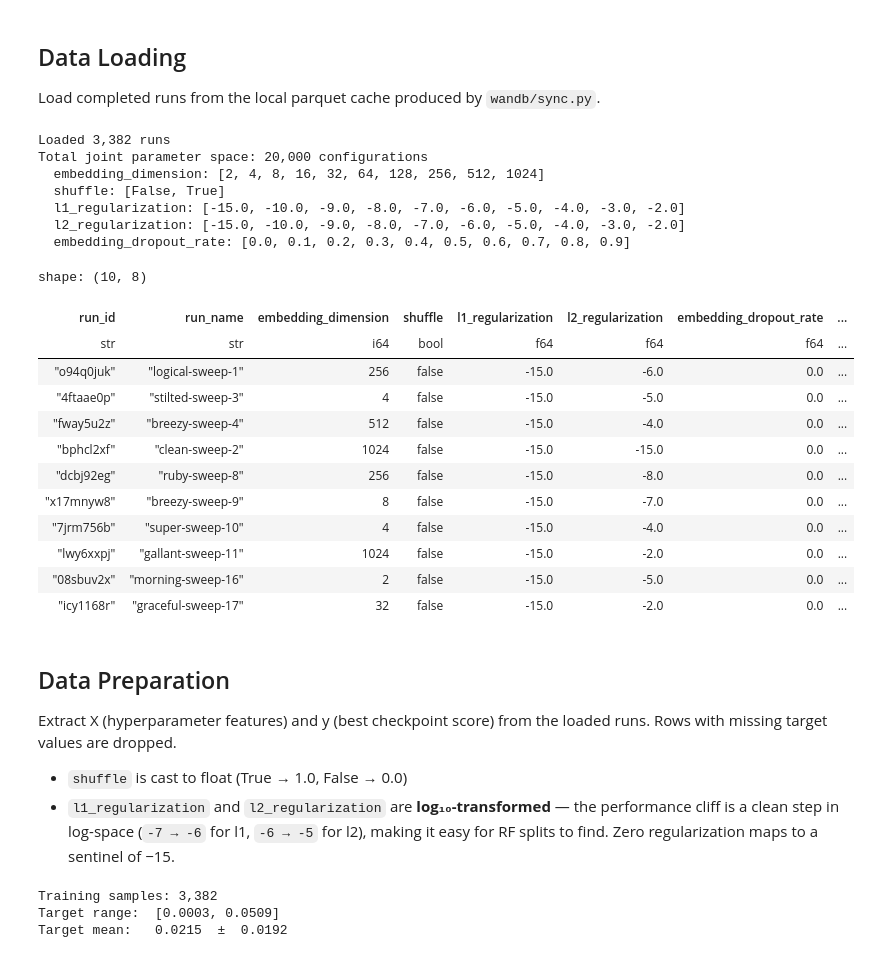
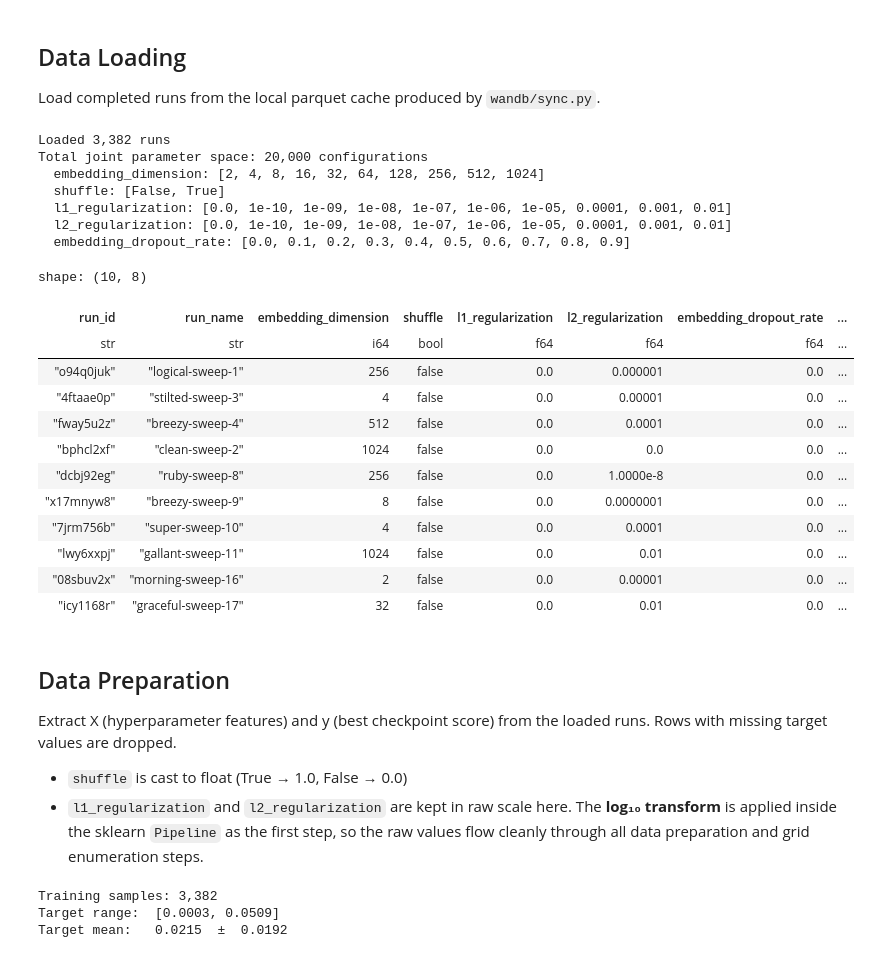
Before and after one commit to chaald/peppermint-matrix, a Jupyter notebook: notebooks/parameter_analysis/surrogate_model.ipynb, the cells around one changed output. Cells and saved outputs as stored; diff of their text form; code cells hidden in the pictures.

Commit message:
log transform on pipeline

```diff
--- a/notebooks/parameter_analysis/surrogate_model.ipynb
+++ b/notebooks/parameter_analysis/surrogate_model.ipynb
@@ -56,67 +58,56 @@ Load completed runs from the local parquet cache produced by `wandb/sync.py`.
 # %%
 experiment_runs = pl.read_parquet(run_summary_file)
 experiment_runs = experiment_runs.filter(pl.col("model") == "matrix_factorization")
-
-# Log-transform regularization columns. Round to 1 decimal to avoid float precision
-# issues (e.g. log10(1e-6) ≈ -5.9999... rather than exactly -6.0).
-LOG_SENTINEL = -15.0
-for reg_col in ["l1_regularization", "l2_regularization"]:
-    experiment_runs = experiment_runs.with_columns(
-        pl.when(pl.col(reg_col) > 0)
-        .then(pl.col(reg_col).log(base=10).round(1))
-        .otherwise(LOG_SENTINEL)
-        .alias(reg_col)
-    )
 
 # Derive parameter_space from unique observed values per feature column
 parameter_space = {}
 for col in feature_names:
     unique_vals = sorted(experiment_runs[col].drop_nulls().unique().to_list())
     parameter_space[col] = unique_vals
 
 total_space_size = 1
 for values in parameter_space.values():
     total_space_size *= len(values)
 
 print(f"Loaded {len(experiment_runs):,} runs")
 print(f"Total joint parameter space: {total_space_size:,} configurations")
 for col, vals in parameter_space.items():
     print(f"  {col}: {vals}")
 
 experiment_runs.select(
     pl.col("run_id"),
     pl.col("run_name"),
     *[pl.col(c) for c in feature_names],
     pl.col(target_metric),
 )[:10]
 # %% [output]
 Loaded 3,382 runs
 Total joint parameter space: 20,000 configurations
   embedding_dimension: [2, 4, 8, 16, 32, 64, 128, 256, 512, 1024]
   shuffle: [False, True]
-  l1_regularization: [-15.0, -10.0, -9.0, -8.0, -7.0, -6.0, -5.0, -4.0, -3.0, -2.0]
-  l2_regularization: [-15.0, -10.0, -9.0, -8.0, -7.0, -6.0, -5.0, -4.0, -3.0, -2.0]
+  l1_regularization: [0.0, 1e-10, 1e-09, 1e-08, 1e-07, 1e-06, 1e-05, 0.0001, 0.001, 0.01]
+  l2_regularization: [0.0, 1e-10, 1e-09, 1e-08, 1e-07, 1e-06, 1e-05, 0.0001, 0.001, 0.01]
   embedding_dropout_rate: [0.0, 0.1, 0.2, 0.3, 0.4, 0.5, 0.6, 0.7, 0.8, 0.9]
 shape: (10, 8)
 | run_id | run_name | embedding_dimension | shuffle | l1_regularization | l2_regularization | embedding_dropout_rate | ... |
 | str | str | i64 | bool | f64 | f64 | f64 | ... |
-| "o94q0juk" | "logical-sweep-1" | 256 | false | -15.0 | -6.0 | 0.0 | ... |
-| "4ftaae0p" | "stilted-sweep-3" | 4 | false | -15.0 | -5.0 | 0.0 | ... |
-| "fway5u2z" | "breezy-sweep-4" | 512 | false | -15.0 | -4.0 | 0.0 | ... |
-| "bphcl2xf" | "clean-sweep-2" | 1024 | false | -15.0 | -15.0 | 0.0 | ... |
-| "dcbj92eg" | "ruby-sweep-8" | 256 | false | -15.0 | -8.0 | 0.0 | ... |
-| "x17mnyw8" | "breezy-sweep-9" | 8 | false | -15.0 | -7.0 | 0.0 | ... |
-| "7jrm756b" | "super-sweep-10" | 4 | false | -15.0 | -4.0 | 0.0 | ... |
-| "lwy6xxpj" | "gallant-sweep-11" | 1024 | false | -15.0 | -2.0 | 0.0 | ... |
-| "08sbuv2x" | "morning-sweep-16" | 2 | false | -15.0 | -5.0 | 0.0 | ... |
-| "icy1168r" | "graceful-sweep-17" | 32 | false | -15.0 | -2.0 | 0.0 | ... |
+| "o94q0juk" | "logical-sweep-1" | 256 | false | 0.0 | 0.000001 | 0.0 | ... |
+| "4ftaae0p" | "stilted-sweep-3" | 4 | false | 0.0 | 0.00001 | 0.0 | ... |
+| "fway5u2z" | "breezy-sweep-4" | 512 | false | 0.0 | 0.0001 | 0.0 | ... |
+| "bphcl2xf" | "clean-sweep-2" | 1024 | false | 0.0 | 0.0 | 0.0 | ... |
+| "dcbj92eg" | "ruby-sweep-8" | 256 | false | 0.0 | 1.0000e-8 | 0.0 | ... |
+| "x17mnyw8" | "breezy-sweep-9" | 8 | false | 0.0 | 0.0000001 | 0.0 | ... |
+| "7jrm756b" | "super-sweep-10" | 4 | false | 0.0 | 0.0001 | 0.0 | ... |
+| "lwy6xxpj" | "gallant-sweep-11" | 1024 | false | 0.0 | 0.01 | 0.0 | ... |
+| "08sbuv2x" | "morning-sweep-16" | 2 | false | 0.0 | 0.00001 | 0.0 | ... |
+| "icy1168r" | "graceful-sweep-17" | 32 | false | 0.0 | 0.01 | 0.0 | ... |
 # %% [markdown]
 ## Data Preparation
 
 Extract X (hyperparameter features) and y (best checkpoint score) from the loaded runs. Rows with missing target values are dropped.
 
 - `shuffle` is cast to float (True → 1.0, False → 0.0)
-- `l1_regularization` and `l2_regularization` are **log₁₀-transformed** — the performance cliff is a clean step in log-space (`-7 → -6` for l1, `-6 → -5` for l2), making it easy for RF splits to find. Zero regularization maps to a sentinel of −15.
+- `l1_regularization` and `l2_regularization` are kept in raw scale here. The **log₁₀ transform** is applied inside the sklearn `Pipeline` as the first step, so the raw values flow cleanly through all data preparation and grid enumeration steps.
 # %%
 # Keep only rows that have all feature columns and the target metric
 required_cols = feature_names + [target_metric]
```
Also changed, not shown: parts of 7 cells of this notebook.
